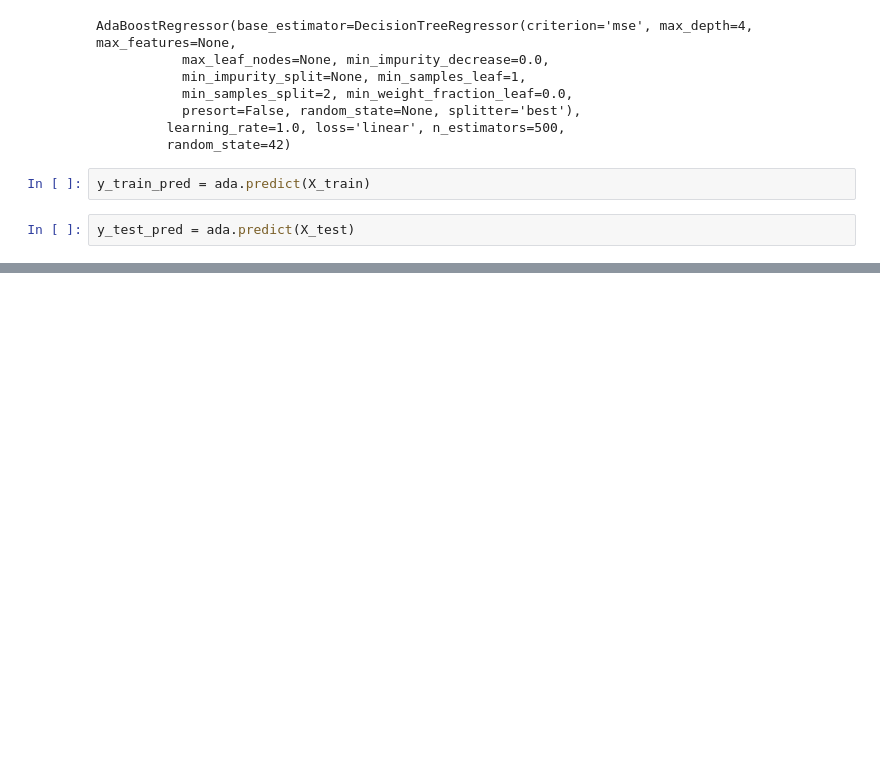
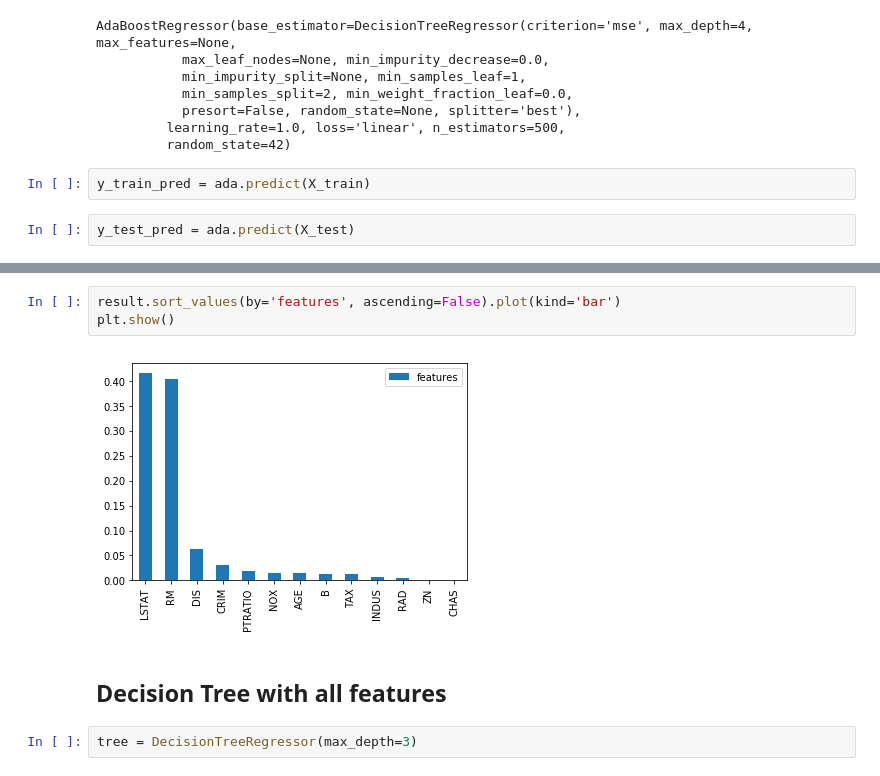
Before and after one commit to jatinj615/Boston_houseprice_prediction, a Jupyter notebook: Nonlinear Relationships.ipynb, the cells around one changed output, grey strips where cells are left out. Cells and saved outputs as stored; diff of their text form; blank space fills up the shorter version.

```diff
--- a/Nonlinear Relationships.ipynb
+++ b/Nonlinear Relationships.ipynb
@@ -123,0 +202,9 @@ print(r2_score(y_train, y_train_pred),', ',r2_score(y_test, y_test_pred))
+# %%
+result.sort_values(by='features', ascending=False).plot(kind='bar')
+plt.show()
+# %% [output]
+[figure, added]
+# %% [markdown]
+## Decision Tree with all features
+# %%
+tree = DecisionTreeRegressor(max_depth=3)
```
Also changed, not shown: parts of 26 cells of this notebook.
